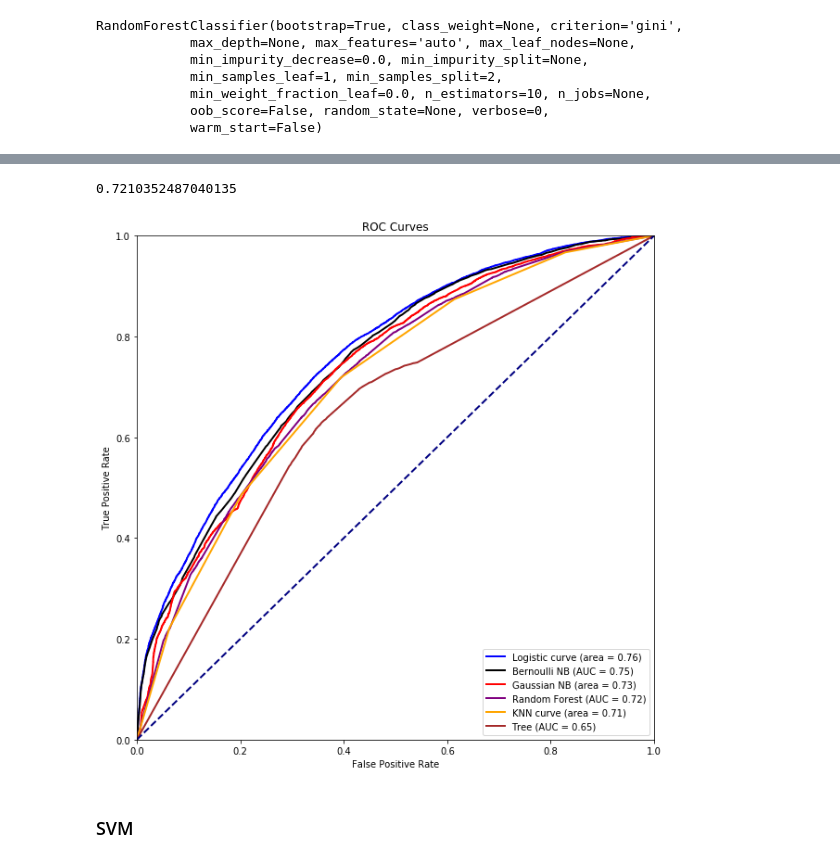
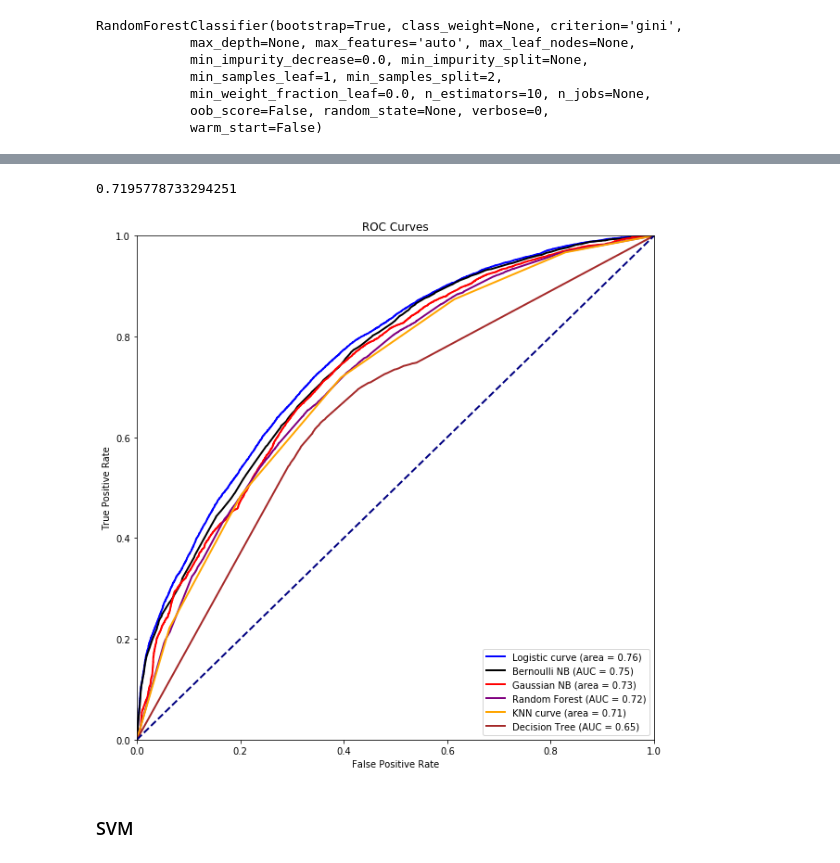
Before and after one commit to natashaborders-zz/Predicting_Kickstarter_Campaign_Success, a Jupyter notebook: Exploratory_Data_Analysis_Workbooks/Model_Comparison_Initial.ipynb, the cells around one changed output, grey strips where cells are left out. Drawn from its saved outputs; the diff is of its cells as text; code cells hidden in the pictures.

```diff
--- a/Exploratory_Data_Analysis_Workbooks/Model_Comparison_Initial.ipynb
+++ b/Exploratory_Data_Analysis_Workbooks/Model_Comparison_Initial.ipynb
@@ -228,8 +228,8 @@ weighted avg       0.68      0.67      0.65     41410
 
 Gaussian score: 0.667472
 # %%
-y_score = gaussian.predict_proba(X_val)[:, 1]
-gaussian_fpr, gaussian_tpr, auc_thresholds = roc_curve(y_val, y_score)
+gaussian_y_score = gaussian.predict_proba(X_val)[:, 1]
+gaussian_fpr, gaussian_tpr, auc_thresholds = roc_curve(y_val, gaussian_y_score)
 roc_auc_gaussian = auc(gaussian_fpr, gaussian_tpr)
 print(auc(gaussian_fpr, gaussian_tpr))
 # %% [output]
@@ -279,8 +279,8 @@ weighted avg       0.69      0.68      0.68     41410
 
 Bernoulli score: 0.683217
 # %%
-y_score = bernoulli.predict_proba(X_val)[:, 1]
-bernoulli_fpr, bernoulli_tpr, auc_thresholds = roc_curve(y_val, y_score)
+bernoulli_y_score = bernoulli.predict_proba(X_val)[:, 1]
+bernoulli_fpr, bernoulli_tpr, auc_thresholds = roc_curve(y_val, bernoulli_y_score)
 roc_auc_bernoulli = auc(bernoulli_fpr, bernoulli_tpr)
 print(auc(bernoulli_fpr, bernoulli_tpr))
 # %% [output]
@@ -343,6 +343,6 @@ Tree score: 0.635837
 # %%
-y_score = tree.predict_proba(X_val)[:, 1]
-tree_fpr, tree_tpr, auc_thresholds = roc_curve(y_val, y_score)
+tree_y_score = tree.predict_proba(X_val)[:, 1]
+tree_fpr, tree_tpr, auc_thresholds = roc_curve(y_val, tree_y_score)
 roc_auc_tree = auc(tree_fpr, tree_tpr)
 print(auc(tree_fpr, tree_tpr))
 # %% [output]
@@ -408,36 +408,36 @@ Forest score: 0.663680
 # %%
-y_score = forest.predict_proba(X_val)[:, 1]
-forest_fpr, forest_tpr, auc_thresholds = roc_curve(y_val, y_score)
+forest_y_score = forest.predict_proba(X_val)[:, 1]
+forest_fpr, forest_tpr, auc_thresholds = roc_curve(y_val, forest_y_score)
 roc_auc_forest = auc(forest_fpr, forest_tpr)
 print(auc(forest_fpr, forest_tpr))
 # %% [output]
-0.7210352487040135
+0.7195778733294251
 # %%
 plt.figure(figsize=(10,10))
 lw = 2
 
 plt.plot(logistic_fpr, logistic_tpr, color='blue',
          lw=lw, label='Logistic curve (area = %0.2f)' % roc_auc_logistic)
 plt.plot(bernoulli_fpr, bernoulli_tpr, color='black',
          lw=lw, label='Bernoulli NB (AUC = %0.2f)' % roc_auc_bernoulli)
 plt.plot(gaussian_fpr, gaussian_tpr, color='red',
          lw=lw, label='Gaussian NB (area = %0.2f)' % roc_auc_gaussian)
 plt.plot(forest_fpr, forest_tpr, color='purple',
          lw=lw, label='Random Forest (AUC = %0.2f)' % roc_auc_forest)
 plt.plot(knn_fpr, knn_tpr, color='orange',
          lw=lw, label='KNN curve (area = %0.2f)' % roc_auc_knn)
 plt.plot(tree_fpr, tree_tpr, color='brown',
-         lw=lw, label='Tree (AUC = %0.2f)' % roc_auc_tree)
+         lw=lw, label='Decision Tree (AUC = %0.2f)' % roc_auc_tree)
 plt.plot([0, 1], [0, 1], color='navy', lw=lw, linestyle='--')
 plt.xlim([0.0, 1.0])
 plt.ylim([0.0, 1.0])
 plt.xlabel('False Positive Rate')
 plt.ylabel('True Positive Rate')
 plt.title('ROC Curves')
 plt.legend(loc="lower right")
 plt.show()
 # %% [output]
-[figure, old version]
+[figure, new version]
 # %%
 import matplotlib.pylab as pylab
 params = {'legend.fontsize': 'x-large',
```
Also changed, not shown: parts of 16 cells of this notebook, 3 other files.
